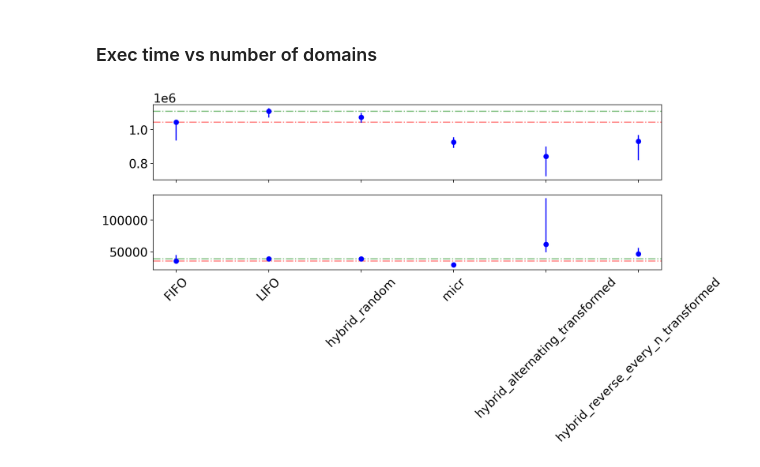
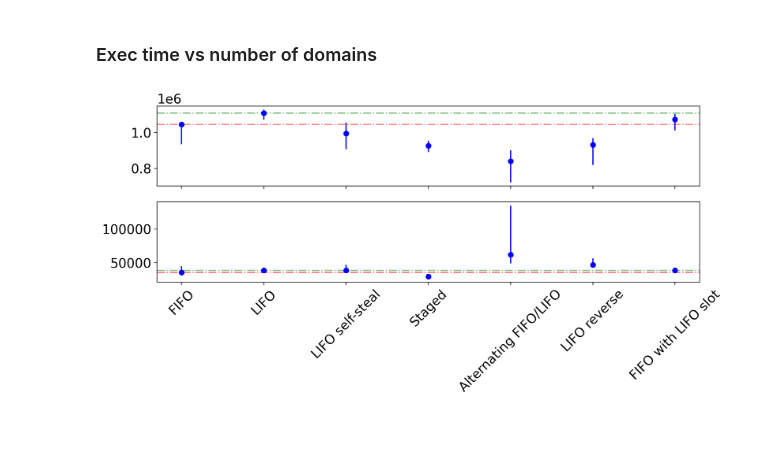
Before and after one commit to bartoszmodelski/ebsl, a Jupyter notebook: evaluation/packet-multiple-tasks-hybrids/packet-benchmark-sherwood.py.ipynb, the cells around one changed output. Saved outputs shown, nothing was run; the diff lists cells and outputs as text; code cells hidden in the pictures; blank space fills up the shorter version.

Commit message:
hybrids

```diff
--- a/evaluation/packet-multiple-tasks-hybrids/packet-benchmark-sherwood.py.ipynb
+++ b/evaluation/packet-multiple-tasks-hybrids/packet-benchmark-sherwood.py.ipynb
@@ -152,3 +155,14 @@ QUEUE_SIZE=11 /home/bm611/ebsl/benchmark_process_packet.exe -scheduler LIFO -num
 QUEUE_SIZE=11 /home/bm611/ebsl/benchmark_process_packet.exe -scheduler hybrid_random -num-of-domains 115 -num-of-spawners 5 -items-total 200000
 QUEUE_SIZE=11 /home/bm611/ebsl/benchmark_process_packet.exe -scheduler hybrid_alternating -num-of-domains 115 -num-of-spawners 5 -items-total 200000
 QUEUE_SIZE=11 /home/bm611/ebsl/benchmark_process_packet.exe -scheduler hybrid_reverse_every_n -num-of-domains 115 -num-of-spawners 5 -items-total 200000
+# %%
+
+hybrid_random = []
+for i in param_space:
+    hybrid_random.append(run("hybrid_random", domains=i, spawners=min(int(i/2)+1, 5)))
+
+
+
+fifo_with_slot = []
+for i in param_space:
+    fifo_with_slot.append(run("FIFO_with_slot", domains=i, spawners=min(int(i/2)+1, 5)))
@@ -171,7 +188,7 @@ lifo = pickle.load(open('packet_lifo_' + run_name + '.pickle', 'rb'))
 #with open('packet_hybrid_random_' + run_name + '.pickle', 'wb') as handle:
 #    pickle.dump(hybrid_random, handle)
 
-hybrid_random = pickle.load(open('packet_hybrid_random_' + run_name + '.pickle', 'rb'))
+#hybrid_random = pickle.load(open('packet_hybrid_random_' + run_name + '.pickle', 'rb'))
 
 #with open('packet_hybrid_alternating_' + run_name + '.pickle', 'wb') as handle:
 #    pickle.dump(hybrid_alternating, handle)
@@ -181,6 +198,11 @@ hybrid_alternating = pickle.load(open('packet_hybrid_alternating_' + run_name +
 #with open('packet_hybrid_reverse_every_n_' + run_name + '.pickle', 'wb') as handle:
 #    pickle.dump(hybrid_reverse_every_n, handle)
 hybrid_reverse_every_n = pickle.load(open('packet_hybrid_reverse_every_n_' + run_name + '.pickle', 'rb'))
+
+
+#with open('packet_fifo_with_slot' + run_name + '.pickle', 'wb') as handle:
+#    pickle.dump(fifo_with_slot, handle)
+fifo_with_slot = pickle.load(open('packet_fifo_with_slot' + run_name + '.pickle', 'rb'))
 # %%
 fifo_transformed = []
 for row in fifo:
@@ -202,6 +224,11 @@ for row in hybrid_alternating:
 hybrid_reverse_every_n_transformed = []
 for row in hybrid_reverse_every_n:
     hybrid_reverse_every_n_transformed.append(transform(row))
+
+
+fifo_with_slot_transformed = []
+for row in fifo_with_slot:
+    fifo_with_slot_transformed.append(transform(row))
 # %%
 for row in fifo_transformed:
     add_metrics(row)
@@ -216,6 +243,11 @@ for row in hybrid_alternating_transformed:
 
 for row in hybrid_reverse_every_n_transformed:
     add_metrics(row)
+
+
+
+for row in fifo_with_slot_transformed:
+    add_metrics(row)
 # %%
 micr = []
 for i in param_space:
@@ -380,47 +412,48 @@ def transpose(v):
 
 collected = [("FIFO", fifo_transformed),
      ("LIFO", lifo_transformed),
-     ("hybrid_random", hybrid_random_transformed),
-     ("micr", micr_transformed),
-     ("hybrid_alternating_transformed", hybrid_alternating_transformed),
-     ("hybrid_reverse_every_n_transformed", hybrid_reverse_every_n_transformed)
+     ("LIFO self-steal", hybrid_random_transformed),
+     ("Staged", micr_transformed),
+     ("Alternating FIFO/LIFO", hybrid_alternating_transformed),
+     ("LIFO reverse", hybrid_reverse_every_n_transformed),
+     ("FIFO with LIFO slot", fifo_with_slot_transformed)
             ]
 
 import matplotlib.pyplot as plt
-
+size = 1
 fig, axes = plt.subplots(2, 1, sharex=True)
 fig.set_size_inches(12, 4 * size)
 
 ax = axes[0]
 
 
 ax.axhline(y=fifo_transformed[0]["throughput-processed"]["median"], color='r', linestyle='-.', alpha=0.5)
 ax.axhline(y=lifo_transformed[0]["throughput-processed"]["median"], color='g', linestyle='-.', alpha=0.5)
 
 bar_plot_data = map(lambda v: to_bar_plot("throughput-processed", v[1], v[0]), collected)
 (x, y, lower_errbar, upper_errbar) = transpose(tuple(zip(*bar_plot_data)))
 ax.errorbar(x, y,
             (lower_errbar, upper_errbar), fmt="o", color="b")
 
 
 
 
 
 ax = axes[1]
 
 ax.axhline(y=fifo_transformed[0]["latency_q99-processed"]["median"], color='r', linestyle='-.', alpha=0.5)
 ax.axhline(y=lifo_transformed[0]["latency_q99-processed"]["median"], color='g', linestyle='-.', alpha=0.5)
 
 bar_plot_data = map(lambda v: to_bar_plot("latency_q99-processed", v[1], v[0]), collected)
 (x, y_2, lower_errbar, upper_errbar) = transpose(tuple(zip(*bar_plot_data)))
 ax.errorbar(x, y_2,
             (lower_errbar, upper_errbar), fmt="o", color="b")
 
 
 plt.xticks(rotation=45)
 plt.show()
 # %% [output]
-[figure, old version]
+[figure, new version]
 # %%
 
 fig, axes = plt.subplots(1, 1, sharex=True)
```
Also changed, not shown: parts of 4 cells of this notebook, 2 other files.
